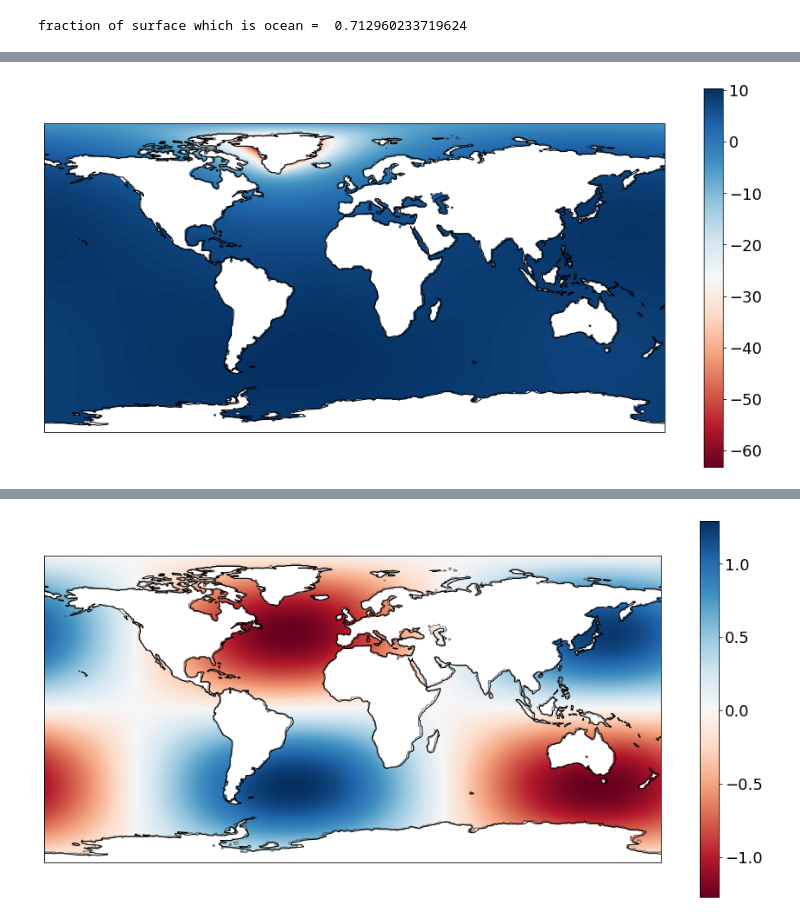
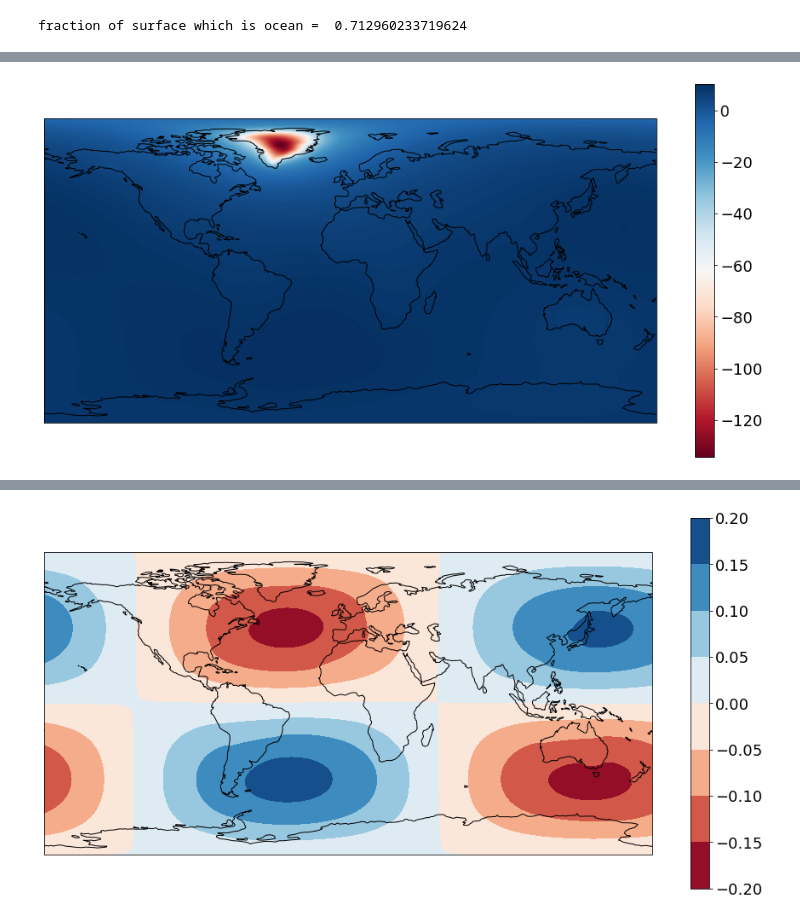
Before and after one commit to da380/SLReciprocityGJI, a Jupyter notebook: SL.ipynb, the cells around one changed output, grey strips where cells are left out. Cells and saved outputs as stored; diff of their text form; code cells hidden in the pictures.

```diff
--- a/SL.ipynb
+++ b/SL.ipynb
@@ -32,12 +31,12 @@ print('fraction of surface which is ocean = ',A/A_earth)
 fraction of surface which is ocean =  0.712960233719624
 # %%
 # set covariance for a random field
-#Q = SL.laplace_covariance(L,std = 1.,s = 2,mu = 0.1)
+Q = SL.laplace_covariance(L,std = 1.,s = 2,mu = 0.1)
 
 # build a random melt geometry
-#ice = SL.random_field(Q)*SL.ice_mask(sl0,ice0,0.)
+ice = SL.random_field(Q)*SL.ice_mask(sl0,ice0,0.)
 
-ice = -1*SL.zero_southern_hemisphere(ice0)
+#ice = -1*SL.zero_southern_hemisphere(ice0)
 
 # plot the result with suitable mask
 ice_mask = SL.ice_mask(sl0,ice0)
@@ -47,12 +46,16 @@ SL.plot(ice_mask*ice)
 # %%
 # set the direct load
 zeta   = SL.rhoi*(1-C)*ice
+
+# get uniform change
+slu = SL.bathtub(C,zeta)
+
 # solve the fingerprint problem
 sl,_,_,_,_ = SL.fingerprint(C,zeta)
 ocean_mask = SL.ocean_mask(sl0,ice0)
-SL.plot(ocean_mask*sl)
+SL.plot(sl)
 
 sl2,_,_,_,_ = SL.fingerprint(C,zeta,rotation=False)
 
-SL.plot(ocean_mask*(sl-sl2))
+SL.plot((sl-sl2)/slu,contour = True)
 # %% [output]
@@ -67 +70 @@ iteration =  8 relative change =  2.8727975151983435e-07
-[figure, old version]
+[figure, new version]
@@ -75,4 +78,4 @@ iteration =  7 relative change =  2.2652603014314584e-07
-[figure, old version]
+[figure, new version]
 # %%
 # set the observation point and set the adjoint loads
 lats = np.zeros(1)
```
Also changed, not shown: parts of 4 cells of this notebook, 2 other files.
